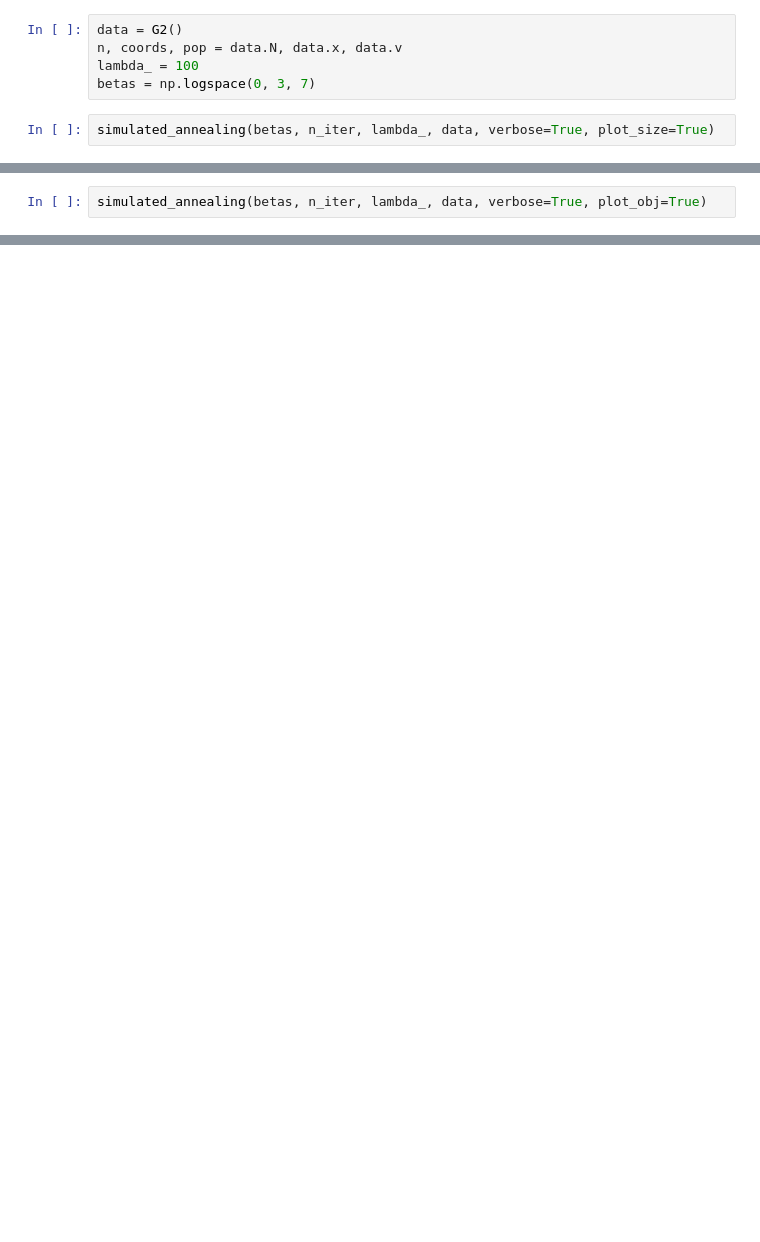
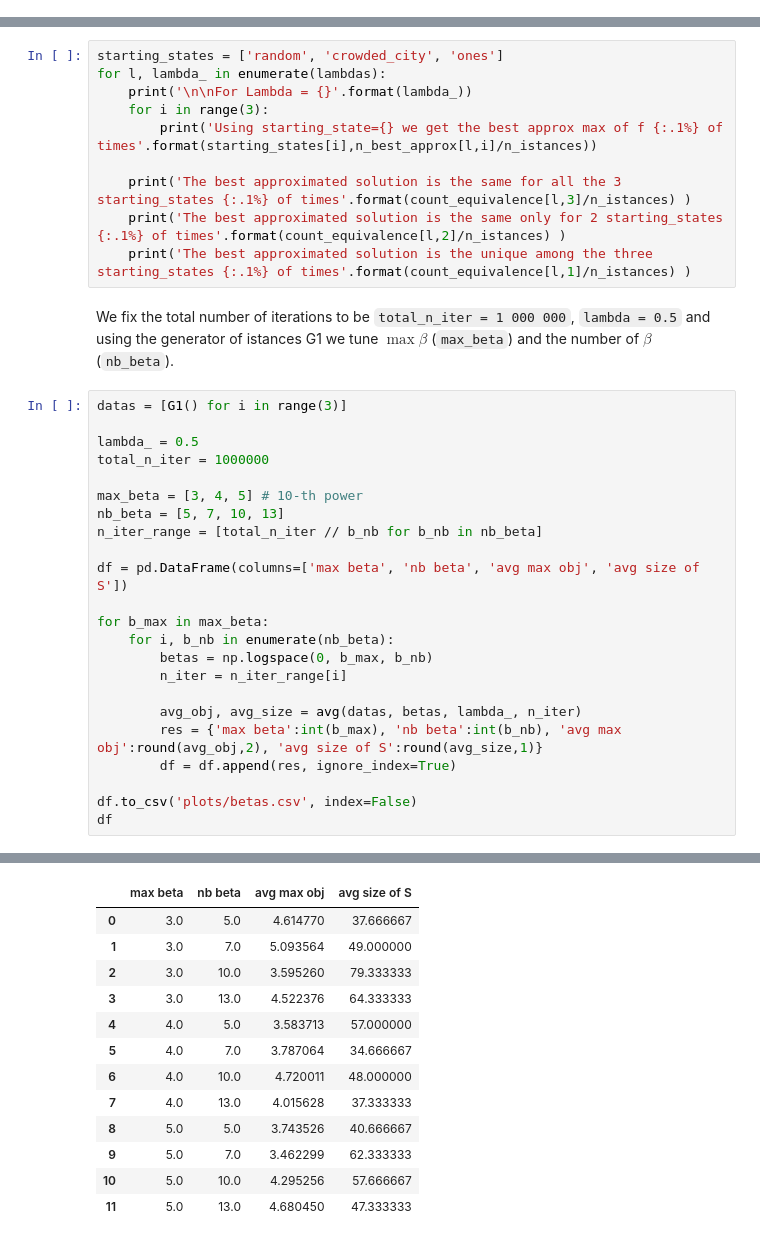
Before and after one commit to riccardocadei/Metropolis-Hastings-for-optimization, a Jupyter notebook: main.ipynb, the cells around one changed output, grey strips where cells are left out. Cells and saved outputs as stored; diff of their text form; blank space fills up the shorter version.

```diff
--- a/main.ipynb
+++ b/main.ipynb
@@ -574,7 +0,0 @@ plot_avg_obj(G1, lambdas, betas, 2000, 5, verbose=True)
-# %%
-data = G2()
-n, coords, pop = data.N, data.x, data.v
-lambda_ = 100
-betas = np.logspace(0, 3, 7)
-# %%
-simulated_annealing(betas, n_iter, lambda_, data, verbose=True, plot_size=True)
@@ -591,2 +0,0 @@ array([88], dtype=int64)
-# %%
-simulated_annealing(betas, n_iter, lambda_, data, verbose=True, plot_obj=True)
@@ -651,0 +46,36 @@ plot_avg_obj(G2, lambdas, betas, 2000, 5, verbose=True)
+# %%
+starting_states = ['random', 'crowded_city', 'ones']
+for l, lambda_ in enumerate(lambdas):
+    print('\n\nFor Lambda = {}'.format(lambda_))
+    for i in range(3):
+        print('Using starting_state={} we get the best approx max of f {:.1%} of times'.format(starting_states[i],n_best_approx[l,i]/n_istances))
+
+    print('The best approximated solution is the same for all the 3 starting_states {:.1%} of times'.format(count_equivalence[l,3]/n_istances) )
+    print('The best approximated solution is the same only for 2 starting_states {:.1%} of times'.format(count_equivalence[l,2]/n_istances) )
+    print('The best approximated solution is the unique among the three starting_states {:.1%} of times'.format(count_equivalence[l,1]/n_istances) )
+# %% [markdown]
+We fix the total number of iterations to be `total_n_iter = 1 000 000`, `lambda = 0.5` and using the generator of istances G1 we tune $\max \beta$ (`max_beta`) and the number of  $\beta$ (`nb_beta`).
+# %%
+datas = [G1() for i in range(3)]
+
+lambda_ = 0.5
+total_n_iter = 1000000
+
+max_beta = [3, 4, 5] # 10-th power
+nb_beta = [5, 7, 10, 13]
+n_iter_range = [total_n_iter // b_nb for b_nb in nb_beta]
+
+df = pd.DataFrame(columns=['max beta', 'nb beta', 'avg max obj', 'avg size of S'])
+
+for b_max in max_beta:
+    for i, b_nb in enumerate(nb_beta):
+        betas = np.logspace(0, b_max, b_nb)
+        n_iter = n_iter_range[i]
+
+        avg_obj, avg_size = avg(datas, betas, lambda_, n_iter)
+        res = {'max beta':int(b_max), 'nb beta':int(b_nb), 'avg max obj':round(avg_obj,2), 'avg size of S':round(avg_size,1)}
+        df = df.append(res, ignore_index=True)
+
+df.to_csv('plots/betas.csv', index=False)
+df
+# %% [output]
@@ -651,0 +83,13 @@ plot_avg_obj(G2, lambdas, betas, 2000, 5, verbose=True)
+|  | max beta | nb beta | avg max obj | avg size of S |
+| 0 | 3.0 | 5.0 | 4.614770 | 37.666667 |
+| 1 | 3.0 | 7.0 | 5.093564 | 49.000000 |
+| 2 | 3.0 | 10.0 | 3.595260 | 79.333333 |
+| 3 | 3.0 | 13.0 | 4.522376 | 64.333333 |
+| 4 | 4.0 | 5.0 | 3.583713 | 57.000000 |
+| 5 | 4.0 | 7.0 | 3.787064 | 34.666667 |
+| 6 | 4.0 | 10.0 | 4.720011 | 48.000000 |
+| 7 | 4.0 | 13.0 | 4.015628 | 37.333333 |
+| 8 | 5.0 | 5.0 | 3.743526 | 40.666667 |
+| 9 | 5.0 | 7.0 | 3.462299 | 62.333333 |
+| 10 | 5.0 | 10.0 | 4.295256 | 57.666667 |
+| 11 | 5.0 | 13.0 | 4.680450 | 47.333333 |
```
Also changed, not shown: parts of 66 cells of this notebook, 15 other files.
